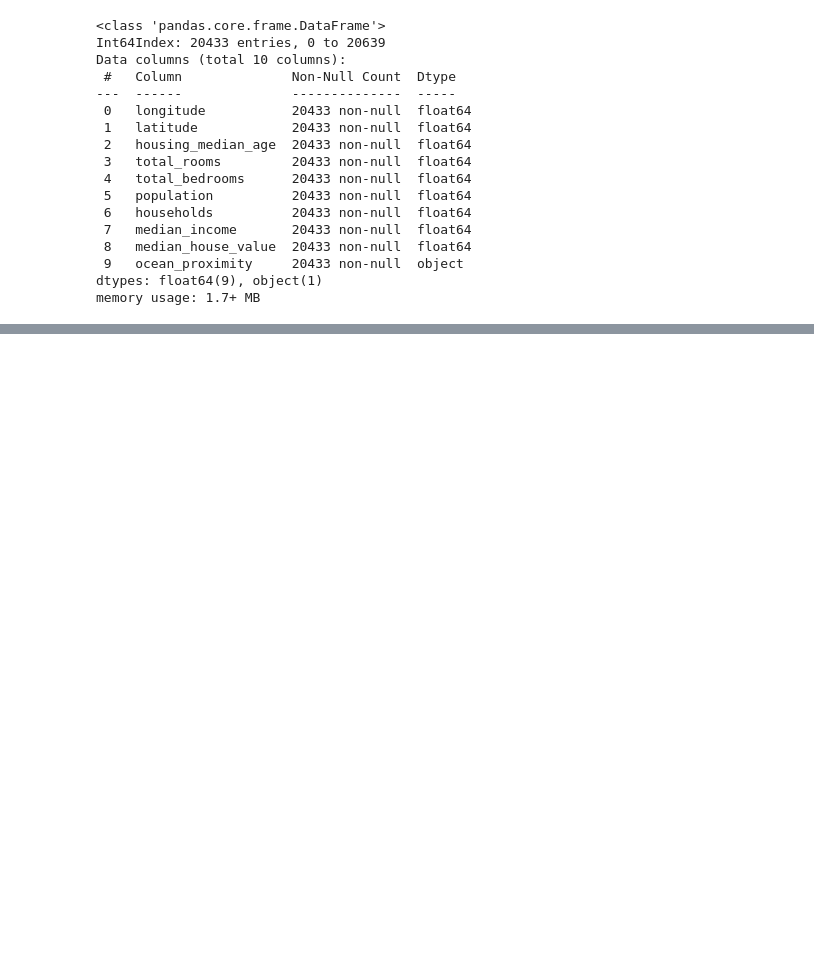
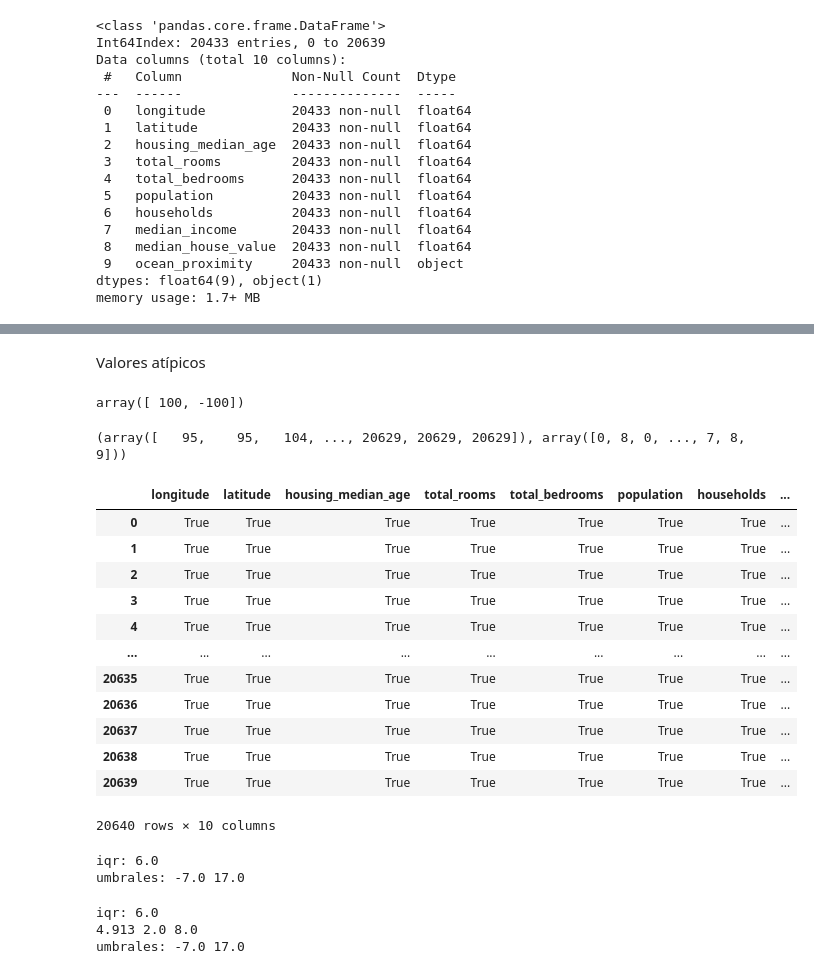
Before and after one commit to emi1977/datasciencemi, a Jupyter notebook: pandas/limpieza_datos.ipynb, the cells around one changed output, grey strips where cells are left out. Cells and saved outputs as stored; diff of their text form; code cells hidden in the pictures; blank space fills up the shorter version.

```diff
--- a/pandas/limpieza_datos.ipynb
+++ b/pandas/limpieza_datos.ipynb
@@ -136,3 +136,5 @@ memory usage: 1.6+ MB
 | 50% | -118.490000 | 34.260000 | 29.000000 | 2127.000000 | 438.000000 | 1166.000000 | 409.000000 | ... |
 | 75% | -118.010000 | 37.710000 | 37.000000 | 3148.000000 | 643.250000 | 1725.000000 | 605.000000 | ... |
 | max | -114.310000 | 41.950000 | 52.000000 | 39320.000000 | 6445.000000 | 35682.000000 | 6082.000000 | ... |
+# %% [markdown]
+Valores atípicos
@@ -138,0 +148,62 @@ memory usage: 1.6+ MB
+# %%
+z_scores=(data-np.mean(data))/np.std(data)
+umbral=3
+outliers=np.where(np.abs(z_scores)>umbral)
+data[outliers]
+# %% [output]
+array([ 100, -100])
+# %%
+z_scores=(df-np.mean(df))/np.std(df)
+umbral=3
+outliers=np.where(np.abs(z_scores)>umbral)
+print(outliers)
+# %% [output]
+(array([   95,    95,   104, ..., 20629, 20629, 20629]), array([0, 8, 0, ..., 7, 8, 9]))
+# %%
+z_scores=(df-np.mean(df))/np.std(df)
+umbral=3
+outliers=np.where(np.abs(z_scores)>umbral)
+dfout_mask=df.where(np.abs(z_scores)>umbral).isna()
+dfout_mask
+# %% [output]
+|  | longitude | latitude | housing_median_age | total_rooms | total_bedrooms | population | households | ... |
+| 0 | True | True | True | True | True | True | True | ... |
+| 1 | True | True | True | True | True | True | True | ... |
+| 2 | True | True | True | True | True | True | True | ... |
+| 3 | True | True | True | True | True | True | True | ... |
+| 4 | True | True | True | True | True | True | True | ... |
+| ... | ... | ... | ... | ... | ... | ... | ... | ... |
+| 20635 | True | True | True | True | True | True | True | ... |
+| 20636 | True | True | True | True | True | True | True | ... |
+| 20637 | True | True | True | True | True | True | True | ... |
+| 20638 | True | True | True | True | True | True | True | ... |
+| 20639 | True | True | True | True | True | True | True | ... |
+20640 rows × 10 columns
+# %%
+#otro método es trabajar con cuartiles
+# Calcular IQR
+q1 = np.percentile(data, 25)
+q3 = np.percentile(data, 75)
+iqr = q3 - q1
+print('iqr:',iqr)
+
+umbra_sup=q3+1.5*iqr
+umbra_inf=q1-1.5*iqr
+print('umbrales:',umbra_inf,umbra_sup)
+# %% [output]
+iqr: 6.0
+umbrales: -7.0 17.0
+# %%
+q1 = np.percentile(data, 25)
+q3 = np.percentile(data, 75)
+iqr = q3 - q1
+print('iqr:',iqr)
+print(np.mean(data),q1,q3)
+
+umbra_sup=q3+1.5*iqr
+umbra_inf=q1-1.5*iqr
+print('umbrales:',umbra_inf,umbra_sup)
+# %% [output]
+iqr: 6.0
+4.913 2.0 8.0
+umbrales: -7.0 17.0
```
Also changed, not shown: parts of 26 cells of this notebook.
